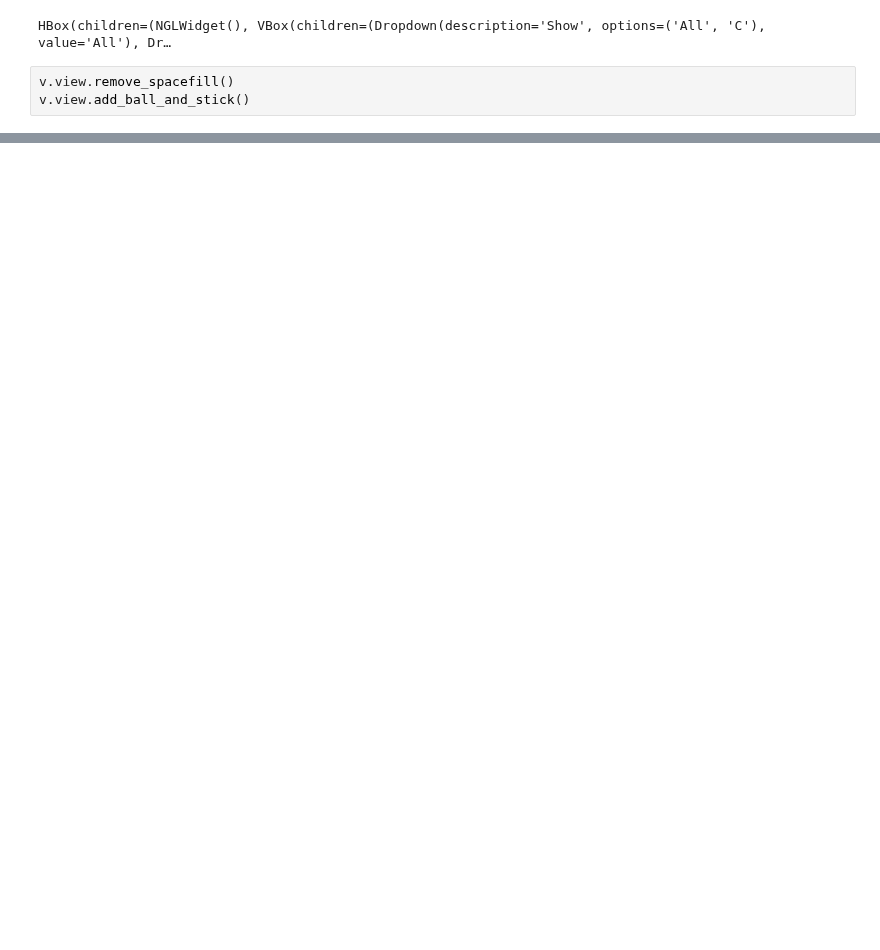
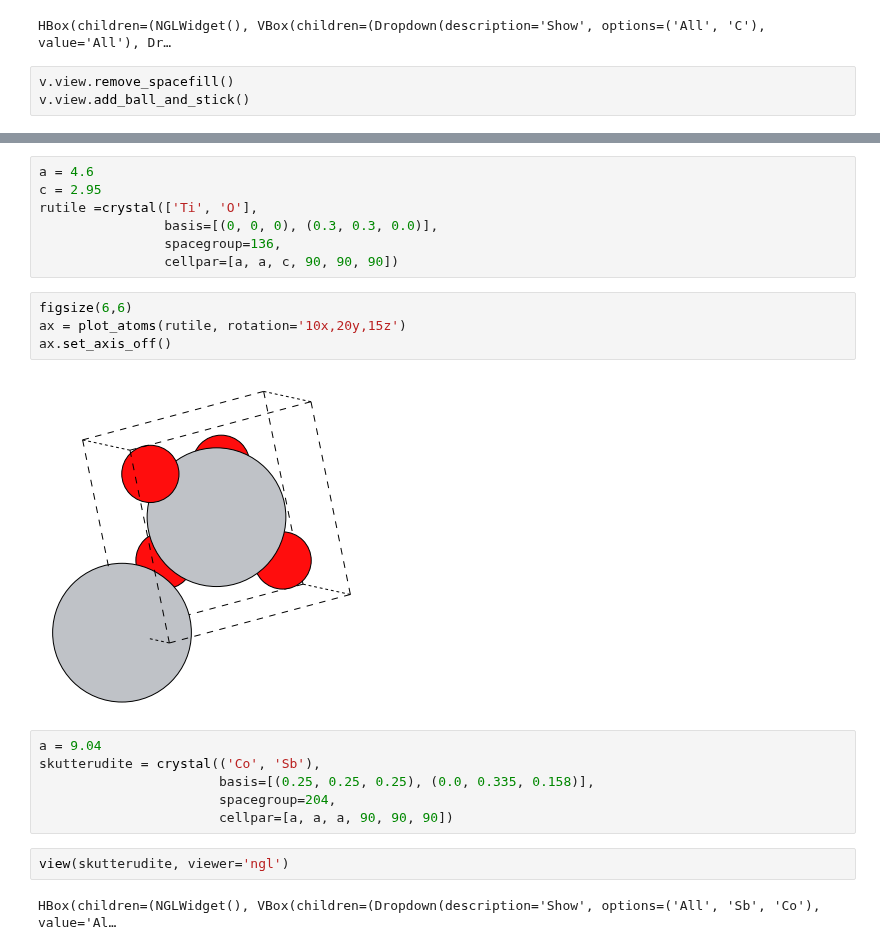
Before and after one commit to jochym/abinitio-methods, a Jupyter notebook: 03_Building_Crystals.ipynb, the cells around one changed output, grey strips where cells are left out. Cells and saved outputs as stored; diff of their text form; blank space fills up the shorter version.

```diff
--- a/03_Building_Crystals.ipynb
+++ b/03_Building_Crystals.ipynb
@@ -32,0 +57,23 @@ v.view.add_ball_and_stick()
+# %%
+a = 4.6
+c = 2.95
+rutile =crystal(['Ti', 'O'],
+                basis=[(0, 0, 0), (0.3, 0.3, 0.0)],
+                spacegroup=136,
+                cellpar=[a, a, c, 90, 90, 90])
+# %%
+figsize(6,6)
+ax = plot_atoms(rutile, rotation='10x,20y,15z')
+ax.set_axis_off()
+# %% [output]
+[figure, added]
+# %%
+a = 9.04
+skutterudite = crystal(('Co', 'Sb'),
+                       basis=[(0.25, 0.25, 0.25), (0.0, 0.335, 0.158)],
+                       spacegroup=204,
+                       cellpar=[a, a, a, 90, 90, 90])
+# %%
+view(skutterudite, viewer='ngl')
+# %% [output]
+HBox(children=(NGLWidget(), VBox(children=(Dropdown(description='Show', options=('All', 'Sb', 'Co'), value='Al…
```
Also changed, not shown: parts of 20 cells of this notebook.
